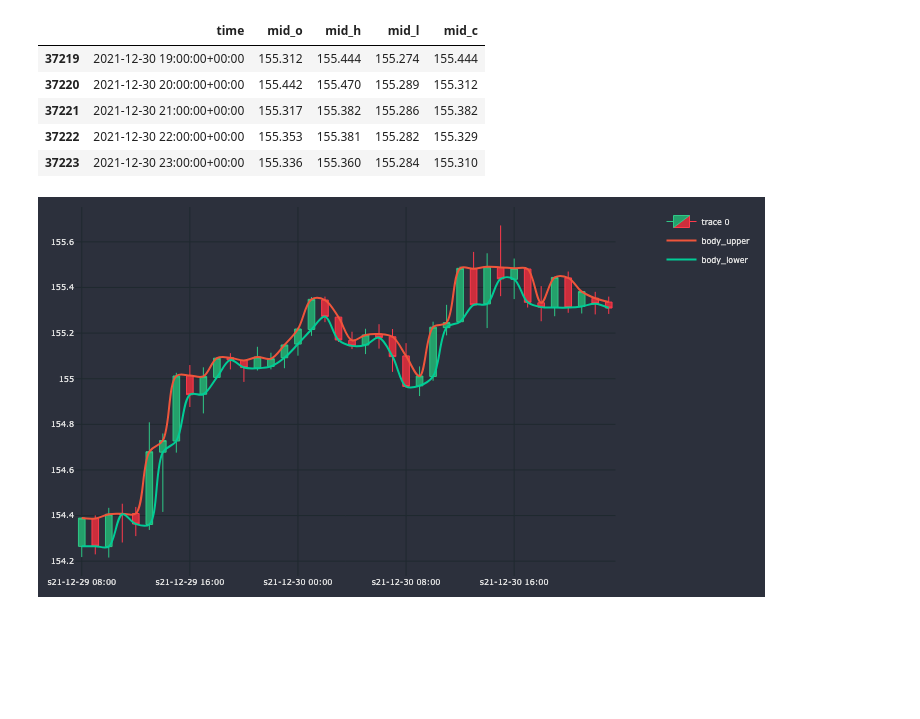
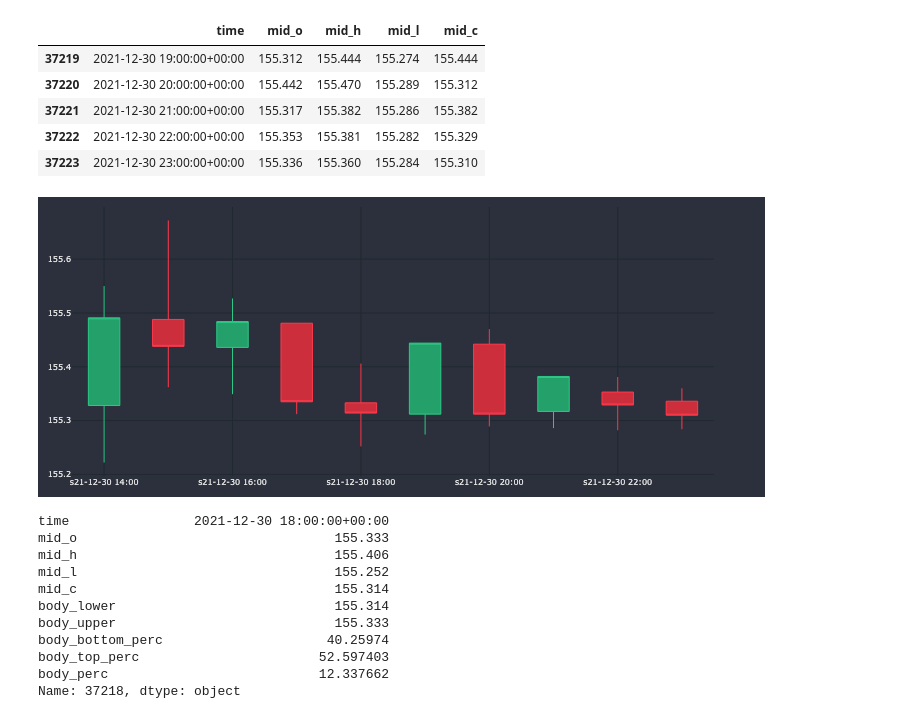
Before and after one commit to pochiman/algorithmic-forex-trading, a Jupyter notebook: exploration/candle_patterns.ipynb, the cells around one changed output. Drawn from its saved outputs; the diff is of its cells as text; code cells hidden in the pictures; blank space fills up the shorter version.

```diff
--- a/exploration/candle_patterns.ipynb
+++ b/exploration/candle_patterns.ipynb
@@ -24,12 +24,31 @@ full_range = df_an.mid_h - df_an.mid_l
 body_perc = (body_size / full_range) * 100
 body_lower = df_an[['mid_c','mid_o']].min(axis=1)
 body_upper = df_an[['mid_c','mid_o']].max(axis=1)
+body_bottom_perc = ((body_lower - df_an.mid_l) / full_range) * 100
+body_top_perc = 100 - (((df_an.mid_h - body_upper) / full_range) * 100)
 # %%
 df_an['body_lower'] = body_lower
 df_an['body_upper'] = body_upper
+df_an['body_bottom_perc'] = body_bottom_perc
+df_an['body_top_perc'] = body_top_perc
+df_an['body_perc'] = body_perc
 # %%
-dfp = df_an.iloc[-40:]
+dfp = df_an.iloc[-10:]
 cp = CandlePlot(dfp)
-cp.show_plot(line_traces=['body_upper','body_lower'])
+cp.show_plot(line_traces=[], height=300)
 # %% [output]
-[figure, old version]
+[figure, new version]
+# %%
+df_an.iloc[-6]
+# %% [output]
+time                2021-12-30 18:00:00+00:00
+mid_o                                 155.333
+mid_h                                 155.406
+mid_l                                 155.252
+mid_c                                 155.314
+body_lower                            155.314
+body_upper                            155.333
+body_bottom_perc                     40.25974
+body_top_perc                       52.597403
+body_perc                           12.337662
+Name: 37218, dtype: object
```
